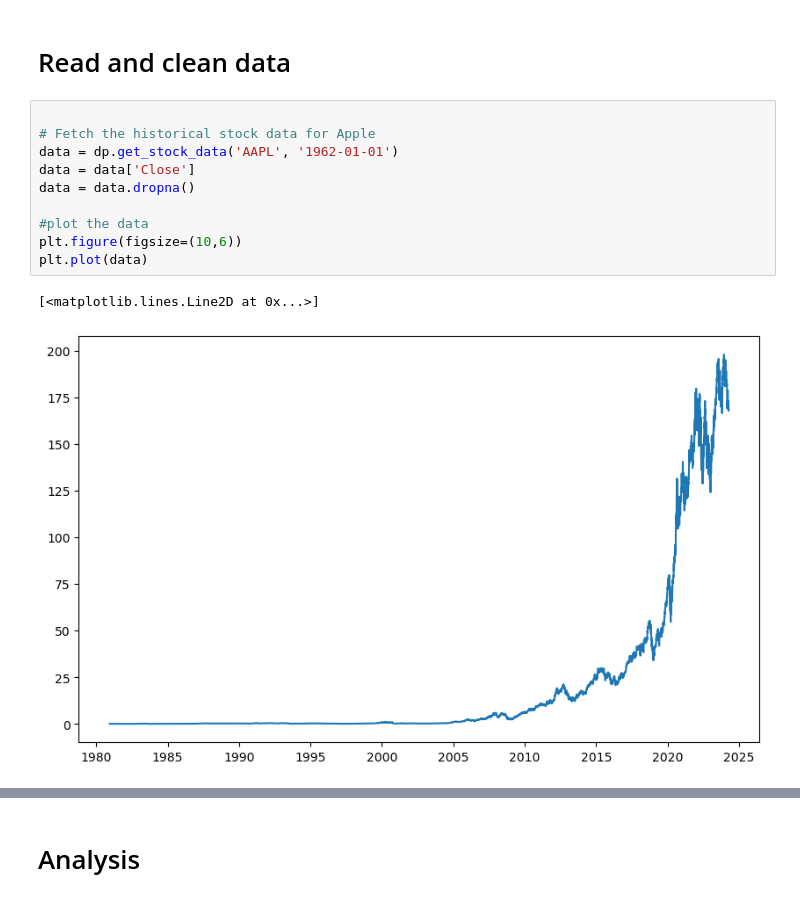
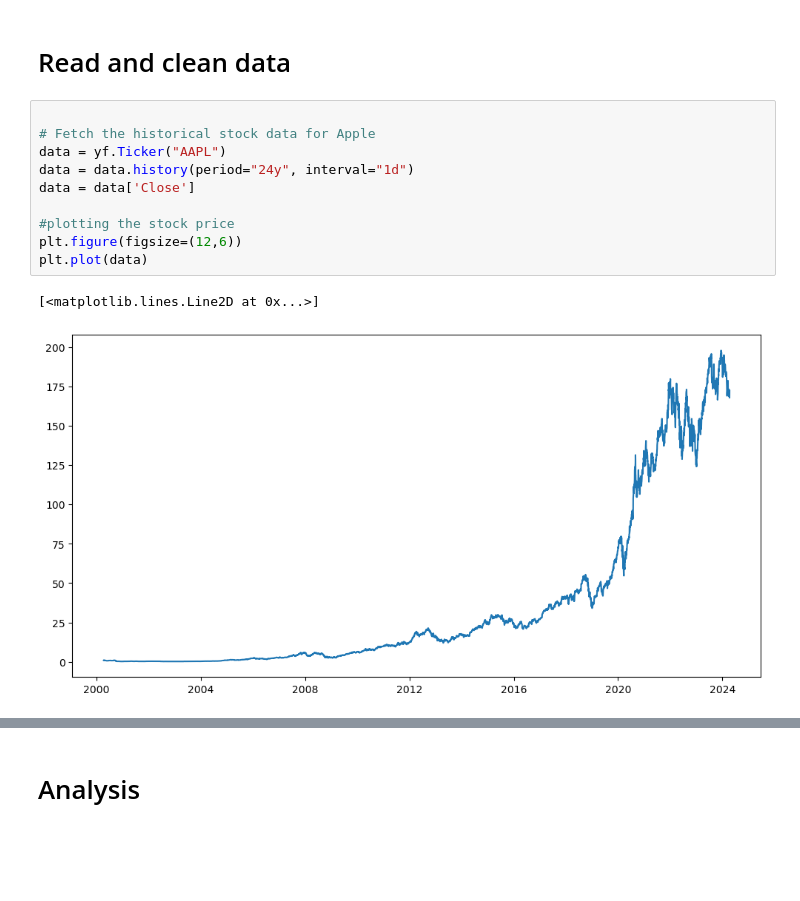
Before and after one commit to NumEconCopenhagen/projects-2024-rasmus, a Jupyter notebook: dataproject/dataproject.ipynb, the cells around one changed output, grey strips where cells are left out. Cells and saved outputs as stored; diff of their text form; blank space fills up the shorter version.

```diff
--- a/dataproject/dataproject.ipynb
+++ b/dataproject/dataproject.ipynb
@@ -23,13 +23,13 @@ The autoreload extension is already loaded. To reload it, use:
 # %%
 
 # Fetch the historical stock data for Apple
-data = dp.get_stock_data('AAPL', '1962-01-01')
+data = yf.Ticker("AAPL")
+data = data.history(period="24y", interval="1d")
 data = data['Close']
-data = data.dropna()
 
-#plot the data
-plt.figure(figsize=(10,6))
+#plotting the stock price
+plt.figure(figsize=(12,6))
 plt.plot(data)
 # %% [output]
 [<matplotlib.lines.Line2D at 0x...>]
-[figure, old version]
+[figure, new version]
```
Also changed, not shown: parts of 16 cells of this notebook, 1 other file.
